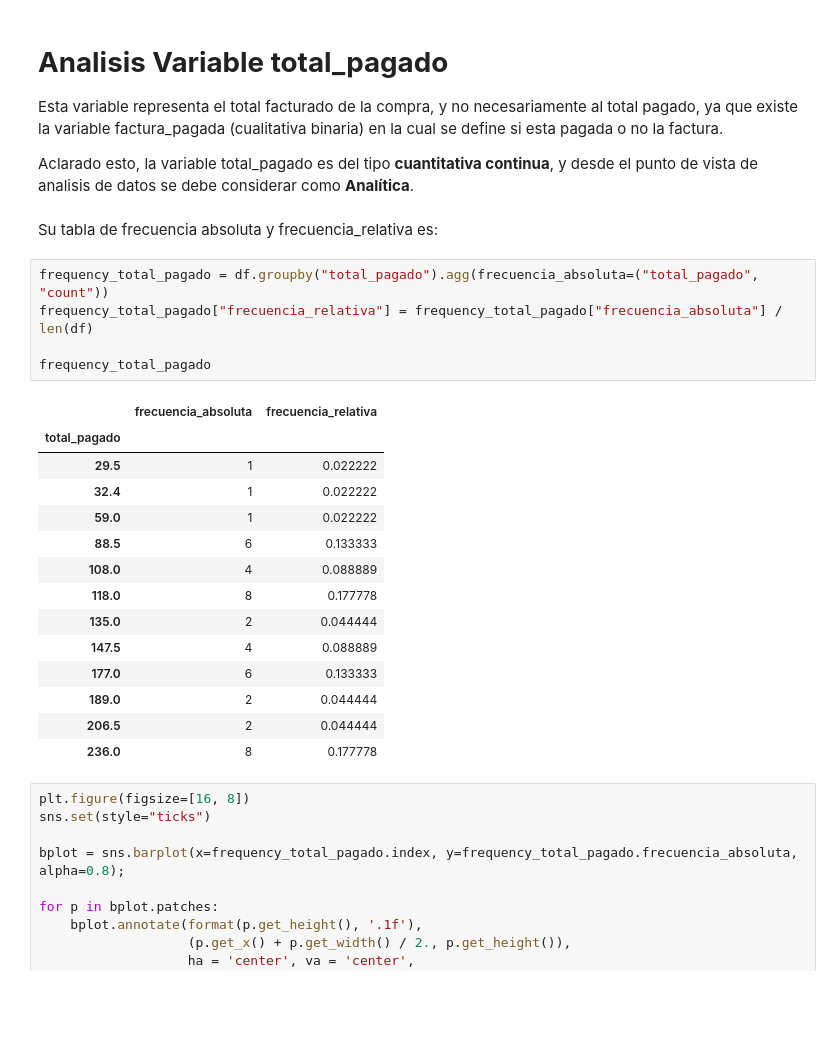
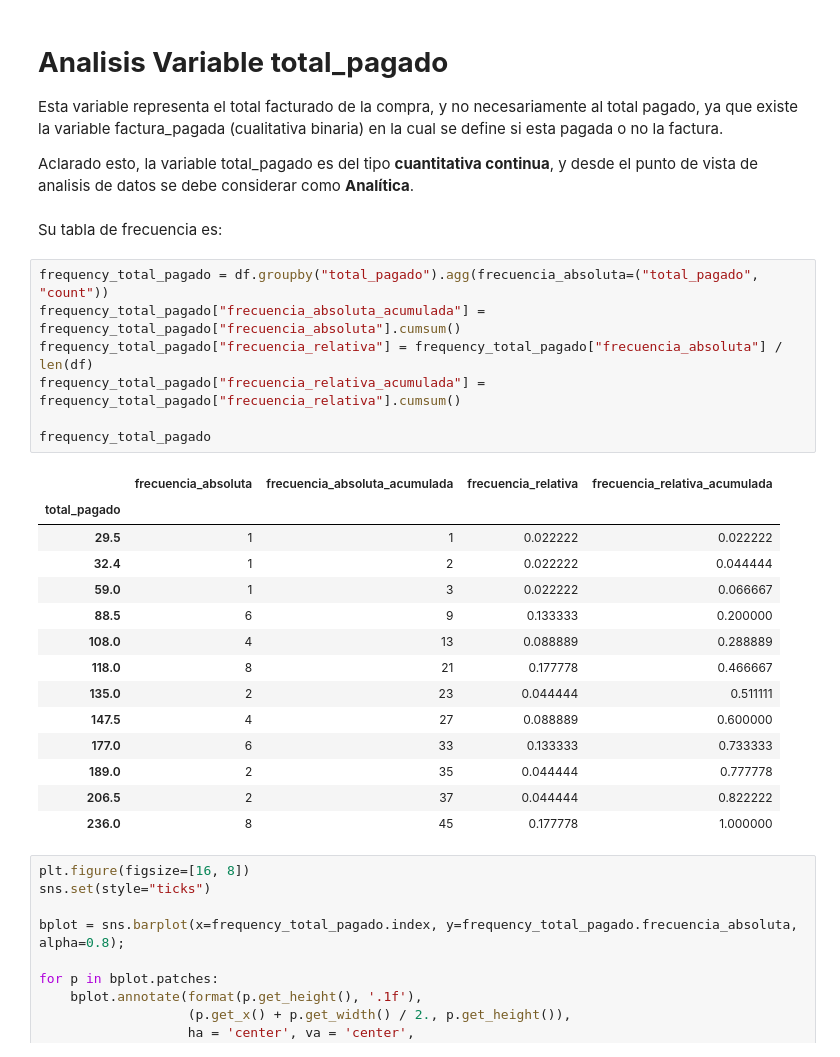
Before and after one commit to JALVARADORUIZ/Magister_BigData_UB, a Jupyter notebook: M2_AI2_AlvaradoRuizJoseArmando.ipynb, the cells around one changed output. Drawn from its saved outputs; the diff is of its cells as text; blank space fills up the shorter version.

```diff
--- a/M2_AI2_AlvaradoRuizJoseArmando.ipynb
+++ b/M2_AI2_AlvaradoRuizJoseArmando.ipynb
@@ -125,27 +125,29 @@ Esta variable representa el total facturado de la compra, y no necesariamente al
 
 Aclarado esto, la variable total_pagado es del tipo **cuantitativa continua**, y desde el punto de vista de analisis de datos se debe considerar como **Analítica**.
 # %% [markdown]
-Su tabla de frecuencia absoluta y frecuencia_relativa es:
+Su tabla de frecuencia es:
 # %%
 frequency_total_pagado = df.groupby("total_pagado").agg(frecuencia_absoluta=("total_pagado", "count"))
+frequency_total_pagado["frecuencia_absoluta_acumulada"] = frequency_total_pagado["frecuencia_absoluta"].cumsum()
 frequency_total_pagado["frecuencia_relativa"] = frequency_total_pagado["frecuencia_absoluta"] / len(df)
+frequency_total_pagado["frecuencia_relativa_acumulada"] = frequency_total_pagado["frecuencia_relativa"].cumsum()
 
 frequency_total_pagado
 # %% [output]
-|  | frecuencia_absoluta | frecuencia_relativa |
-| total_pagado |  |  |
-| 29.5 | 1 | 0.022222 |
-| 32.4 | 1 | 0.022222 |
-| 59.0 | 1 | 0.022222 |
-| 88.5 | 6 | 0.133333 |
-| 108.0 | 4 | 0.088889 |
-| 118.0 | 8 | 0.177778 |
-| 135.0 | 2 | 0.044444 |
-| 147.5 | 4 | 0.088889 |
-| 177.0 | 6 | 0.133333 |
-| 189.0 | 2 | 0.044444 |
-| 206.5 | 2 | 0.044444 |
-| 236.0 | 8 | 0.177778 |
+|  | frecuencia_absoluta | frecuencia_absoluta_acumulada | frecuencia_relativa | frecuencia_relativa_acumulada |
+| total_pagado |  |  |  |  |
+| 29.5 | 1 | 1 | 0.022222 | 0.022222 |
+| 32.4 | 1 | 2 | 0.022222 | 0.044444 |
+| 59.0 | 1 | 3 | 0.022222 | 0.066667 |
+| 88.5 | 6 | 9 | 0.133333 | 0.200000 |
+| 108.0 | 4 | 13 | 0.088889 | 0.288889 |
+| 118.0 | 8 | 21 | 0.177778 | 0.466667 |
+| 135.0 | 2 | 23 | 0.044444 | 0.511111 |
+| 147.5 | 4 | 27 | 0.088889 | 0.600000 |
+| 177.0 | 6 | 33 | 0.133333 | 0.733333 |
+| 189.0 | 2 | 35 | 0.044444 | 0.777778 |
+| 206.5 | 2 | 37 | 0.044444 | 0.822222 |
+| 236.0 | 8 | 45 | 0.177778 | 1.000000 |
 # %%
 plt.figure(figsize=[16, 8])
 sns.set(style="ticks")
```
Also changed, not shown: parts of 23 cells of this notebook.
